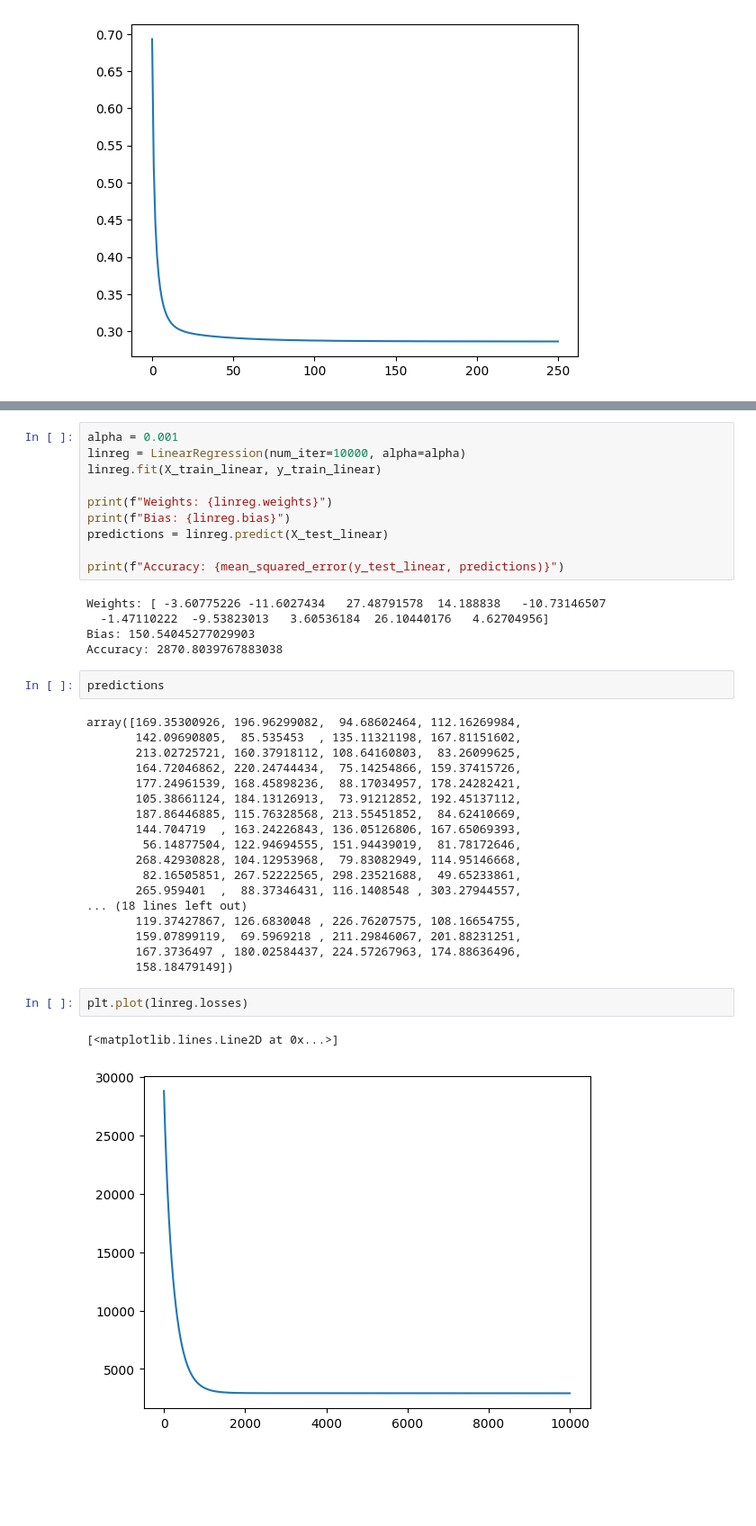
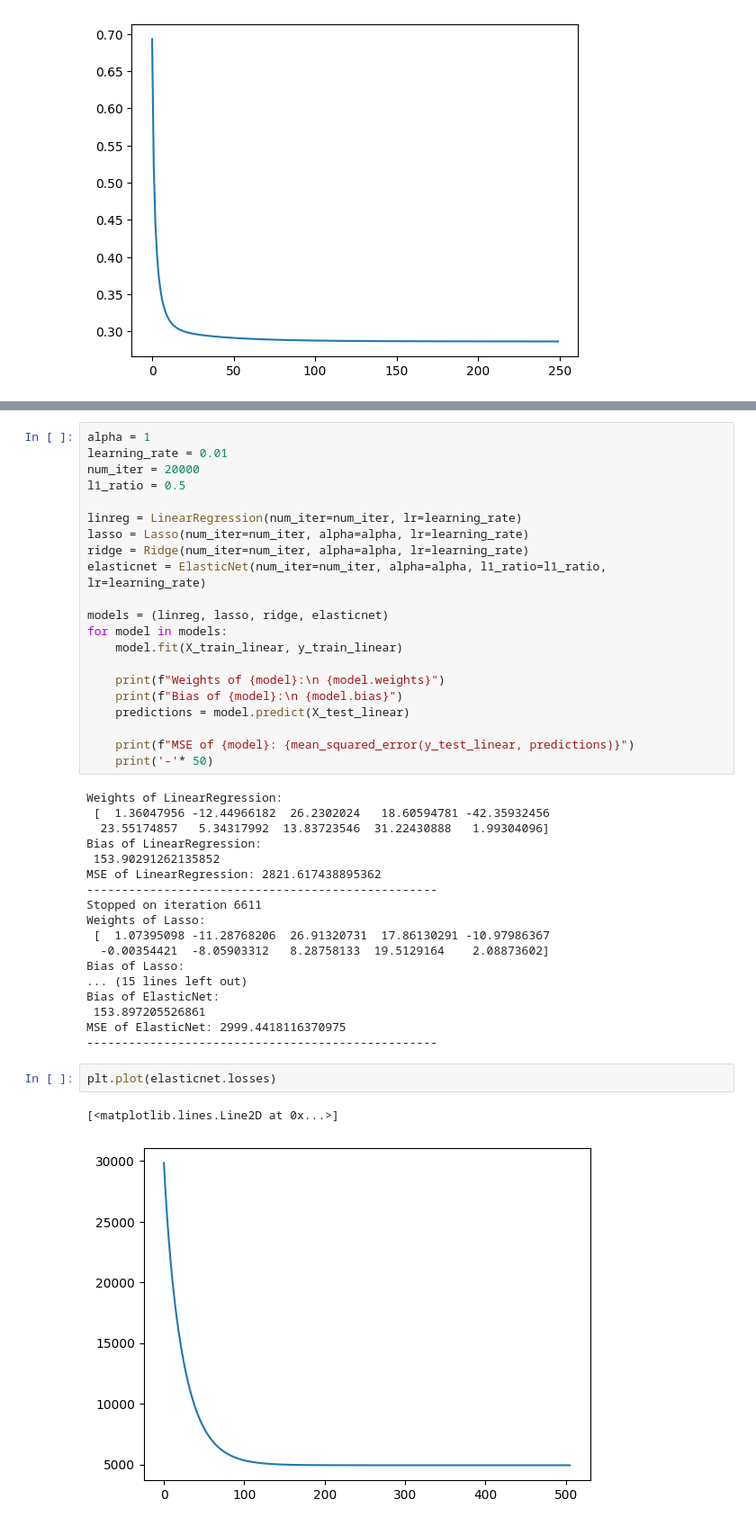
Before and after one commit to Allord42/ML-models-from-scratch, a Jupyter notebook: ML/logreg.ipynb, the cells around one changed output, grey strips where cells are left out. Shown at 90% size. Saved outputs shown, nothing was run; the diff lists cells and outputs as text; blank space fills up the shorter version.

Commit message:
Add Regularizations, Parent Regression class

```diff
--- a/ML/logreg.ipynb
+++ b/ML/logreg.ipynb
@@ -206,42 +271,46 @@ X_train_linear, X_test_linear, y_train_linear, y_test_linear = train_test_split(
 X_train_linear = scaler.fit_transform(X_train_linear)
 X_test_linear = scaler.transform(X_test_linear)
 # %%
-alpha = 0.001
-linreg = LinearRegression(num_iter=10000, alpha=alpha)
-linreg.fit(X_train_linear, y_train_linear)
+alpha = 1
+learning_rate = 0.01
+num_iter = 20000
+l1_ratio = 0.5
 
-print(f"Weights: {linreg.weights}")
-print(f"Bias: {linreg.bias}")
-predictions = linreg.predict(X_test_linear)
+linreg = LinearRegression(num_iter=num_iter, lr=learning_rate)
+lasso = Lasso(num_iter=num_iter, alpha=alpha, lr=learning_rate)
+ridge = Ridge(num_iter=num_iter, alpha=alpha, lr=learning_rate)
+elasticnet = ElasticNet(num_iter=num_iter, alpha=alpha, l1_ratio=l1_ratio, lr=learning_rate)
 
-print(f"Accuracy: {mean_squared_error(y_test_linear, predictions)}")
+models = (linreg, lasso, ridge, elasticnet)
+for model in models:
+    model.fit(X_train_linear, y_train_linear)
+
+    print(f"Weights of {model}:\n {model.weights}")
+    print(f"Bias of {model}:\n {model.bias}")
+    predictions = model.predict(X_test_linear)
+
+    print(f"MSE of {model}: {mean_squared_error(y_test_linear, predictions)}")
+    print('-'* 50)
 # %% [output]
-Weights: [ -3.60775226 -11.6027434   27.48791578  14.188838   -10.73146507
-  -1.47110222  -9.53823013   3.60536184  26.10440176   4.62704956]
-Bias: 150.54045277029903
-Accuracy: 2870.8039767883038
+Weights of LinearRegression:
+ [  1.36047956 -12.44966182  26.2302024   18.60594781 -42.35932456
+  23.55174857   5.34317992  13.83723546  31.22430888   1.99304096]
+Bias of LinearRegression:
+ 153.90291262135852
+MSE of LinearRegression: 2821.617438895362
+--------------------------------------------------
+Stopped on iteration 6611
+Weights of Lasso:
+ [  1.07395098 -11.28768206  26.91320731  17.86130291 -10.97986367
+  -0.00354421  -8.05903312   8.28758133  19.5129164    2.08873602]
+Bias of Lasso:
+... (15 lines left out)
+Bias of ElasticNet:
+ 153.897205526861
+MSE of ElasticNet: 2999.4418116370975
+--------------------------------------------------
-# %%
-predictions
-# %% [output]
-array([169.35300926, 196.96299082,  94.68602464, 112.16269984,
-       142.09690805,  85.535453  , 135.11321198, 167.81151602,
-       213.02725721, 160.37918112, 108.64160803,  83.26099625,
-       164.72046862, 220.24744434,  75.14254866, 159.37415726,
-       177.24961539, 168.45898236,  88.17034957, 178.24282421,
-       105.38661124, 184.13126913,  73.91212852, 192.45137112,
-       187.86446885, 115.76328568, 213.55451852,  84.62410669,
-       144.704719  , 163.24226843, 136.05126806, 167.65069393,
-        56.14877504, 122.94694555, 151.94439019,  81.78172646,
-       268.42930828, 104.12953968,  79.83082949, 114.95146668,
-        82.16505851, 267.52222565, 298.23521688,  49.65233861,
-       265.959401  ,  88.37346431, 116.1408548 , 303.27944557,
-... (18 lines left out)
-       119.37427867, 126.6830048 , 226.76207575, 108.16654755,
-       159.07899119,  69.5969218 , 211.29846067, 201.88231251,
-       167.3736497 , 180.02584437, 224.57267963, 174.88636496,
-       158.18479149])
 # %%
-plt.plot(linreg.losses)
+plt.plot(elasticnet.losses)
 # %% [output]
 [<matplotlib.lines.Line2D at 0x...>]
-[figure, old version]
+[figure, new version]
```
Also changed, not shown: parts of 5 cells of this notebook.
